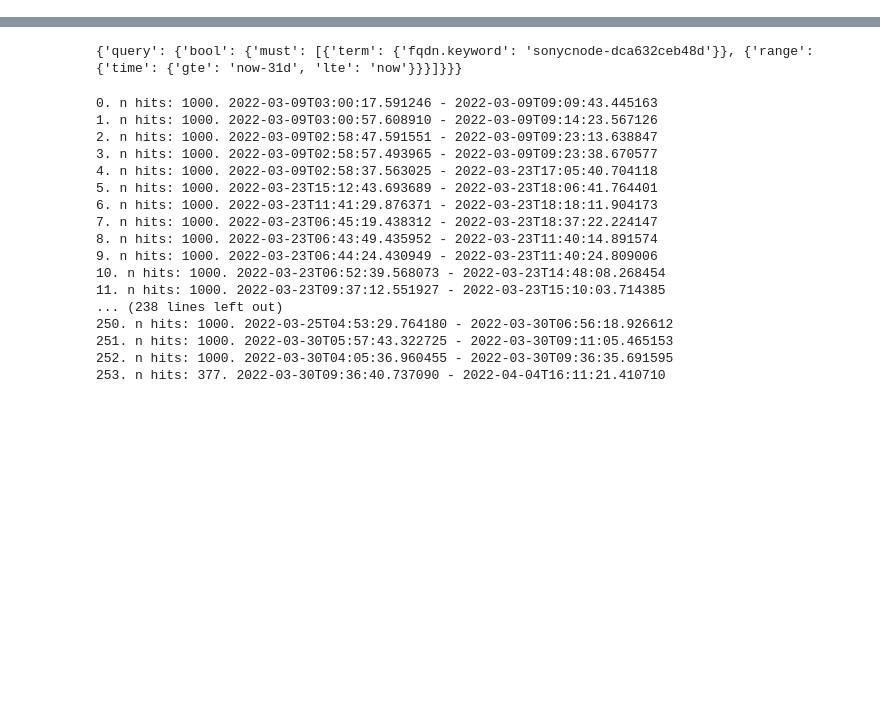
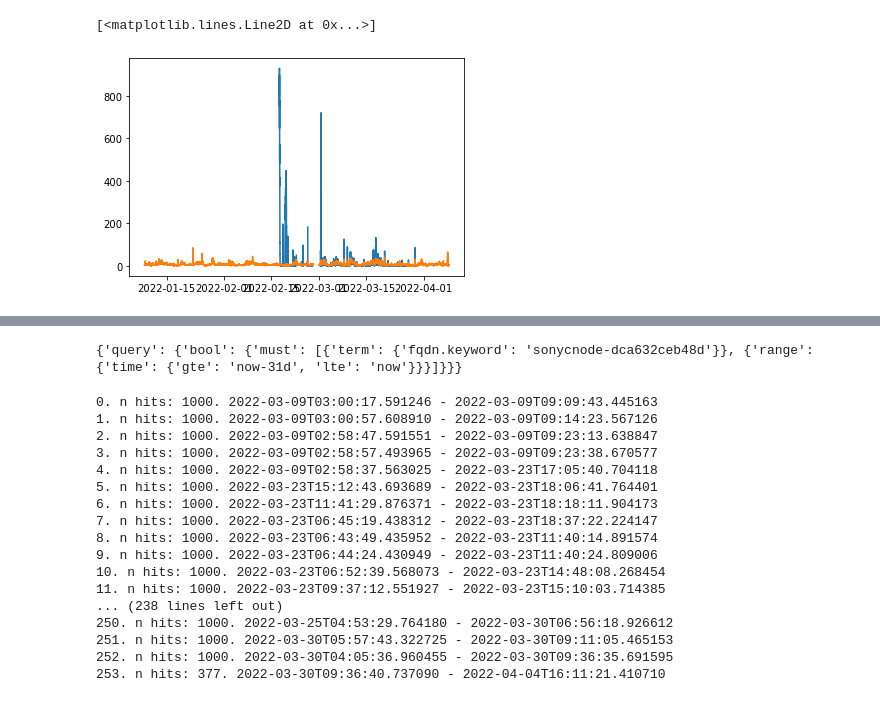
Before and after one commit to sonyc-project/sonycAQ, a Jupyter notebook: notebooks/aq_data_pull.ipynb, the cells around one changed output, grey strips where cells are left out. Saved outputs shown, nothing was run; the diff lists cells and outputs as text; code cells hidden in the pictures; blank space fills up the shorter version.

```diff
--- a/notebooks/aq_data_pull.ipynb
+++ b/notebooks/aq_data_pull.ipynb
@@ -87,11 +87,13 @@ praxis_df
 # 168
 canary_df = pd.DataFrame([])
 
-for x in range(10000):
+for x in range(840):
     uri = 'https://sensei.pierasystems.com/api/get-minute-averages/318?page=%i' % x
     response = requests.get(uri)
     json = response.json()
     data = {}
+    if json["data"] == "":
+        break
     data['ts'] = pd.to_datetime([ele['time'] for ele in json['data']]).tz_convert(tz='US/Eastern')
 
     data['canary_pm1_vals'] = [ele['pm10'] for ele in json['data']]
@@ -111,5 +127,12 @@ TypeError: Cannot convert tz-naive timestamps, use tz_localize to localize
 # %%
-canary_df
+
+import matplotlib.pyplot as plt
+%matplotlib inline
+plt.plot(canary_df.index,canary_df["canary_pm2p5_vals"])
+plt.plot(praxis_df.index,praxis_df["praxis_pm2p5_vals_adj"])
+# %% [output]
+[<matplotlib.lines.Line2D at 0x...>]
+[figure, added]
 # %%
 uri = 'https://api.thingspeak.com/channels/1530870/feeds.json?api_key=U4IJYTKQ1ON601M3&average=%i&days=%i' \
 % (avg_over_min, days_look_back)
```
Also changed, not shown: parts of 8 cells of this notebook, 3 other files.
